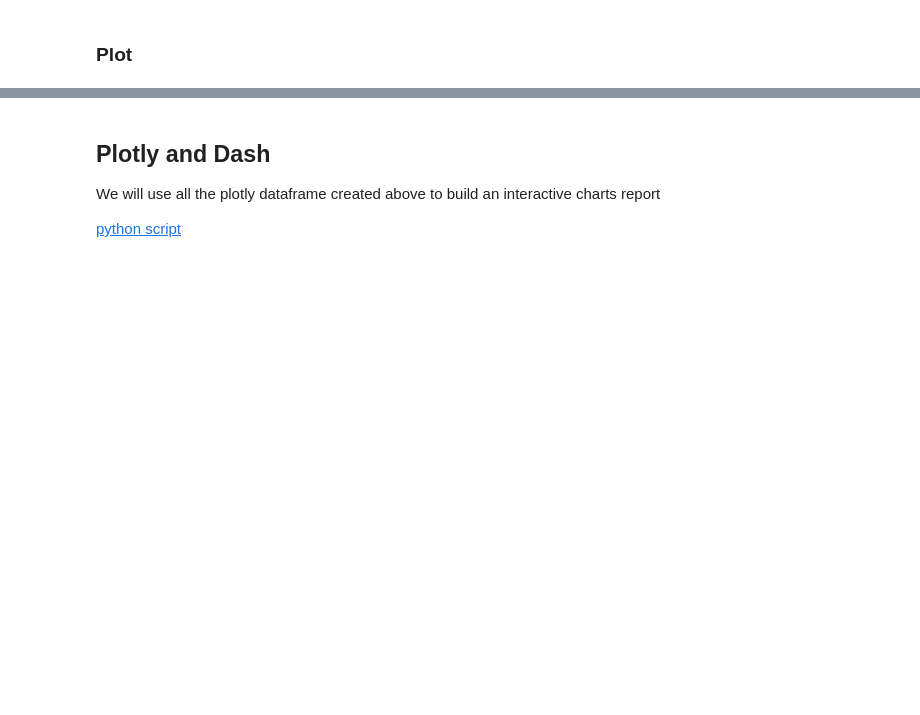
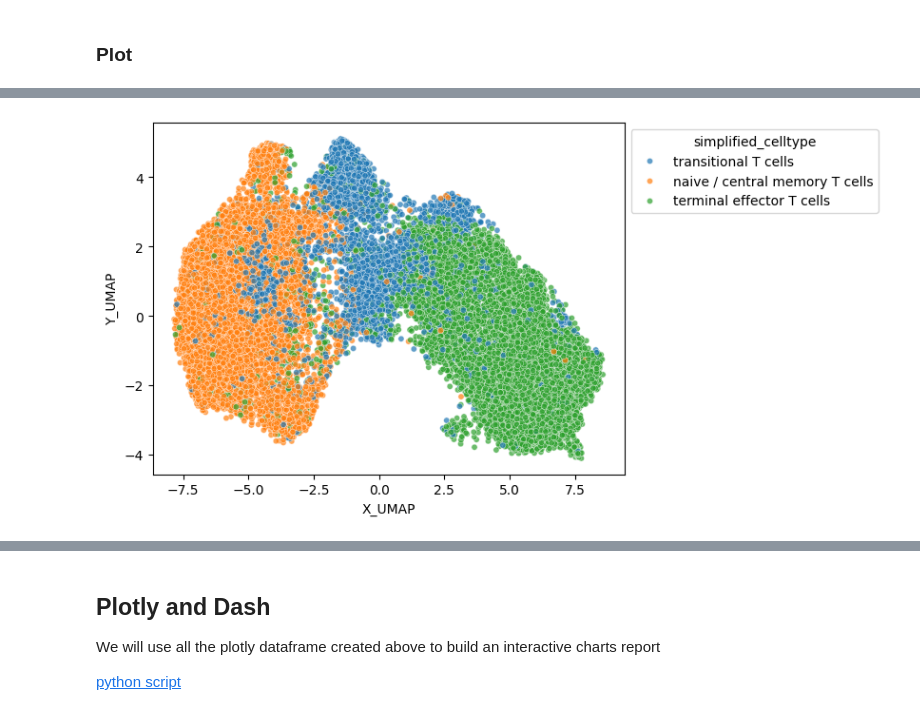
Before and after one commit to sondvo/clonotype_analyses, a Jupyter notebook: TCR_analysis_cleanup.ipynb, the cells around one changed output, grey strips where cells are left out. Cells and saved outputs as stored; diff of their text form; code cells hidden in the pictures; blank space fills up the shorter version.

```diff
--- a/TCR_analysis_cleanup.ipynb
+++ b/TCR_analysis_cleanup.ipynb
@@ -1155,0 +1214,14 @@ visualize_clonotype_tracing(clonotype_tracing_dct)
+# %%
+fig, ax = plt.subplots()
+sns.scatterplot(
+	x='X_UMAP',
+	y='Y_UMAP',
+	hue='simplified_celltype',
+	data=UMAP_coords,
+	alpha=0.7,
+	s=20,
+	ax=ax
+)
+sns.move_legend(ax, "upper left", bbox_to_anchor=(1, 1))
+# %% [output]
+[figure, added]
```
Also changed, not shown: parts of 12 cells of this notebook, 4 other files.
